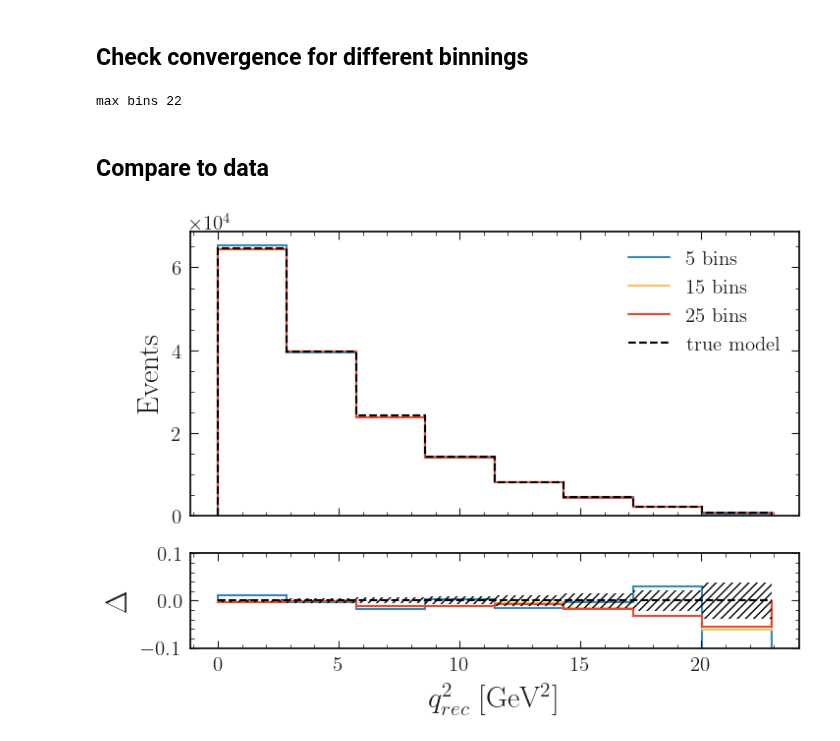
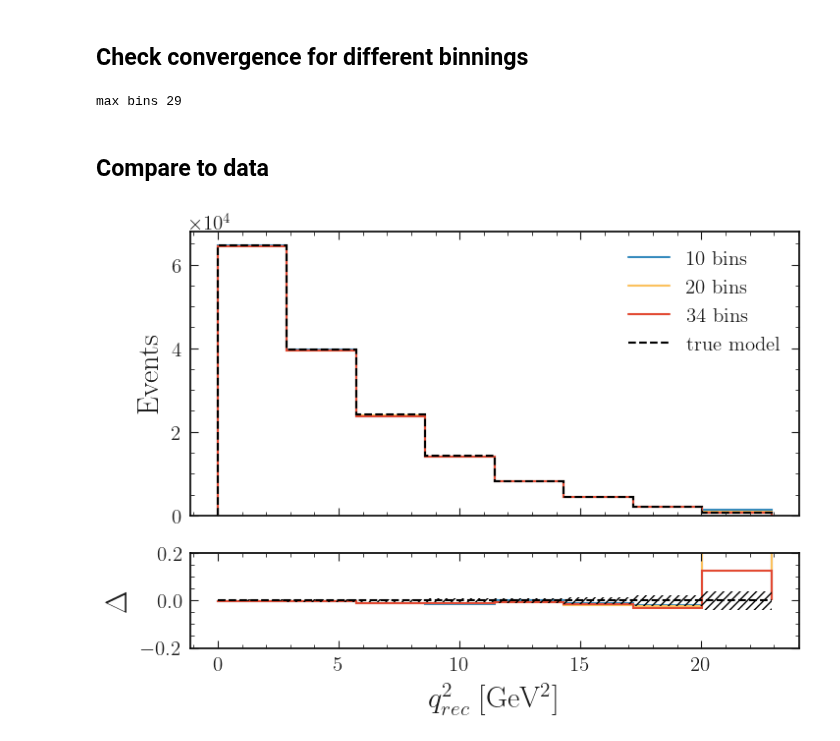
Before and after one commit to lorenzennio/redist, a Jupyter notebook: examples/knunu/knunu_binning.ipynb, the cells around one changed output. Drawn from its saved outputs; the diff is of its cells as text; code cells hidden in the pictures.

Commit message:
binning study for new weights

```diff
--- a/examples/knunu/knunu_binning.ipynb
+++ b/examples/knunu/knunu_binning.ipynb
@@ -205,7 +205,7 @@ for m in range(100):
 
     old = None
     #loop over number of bins
-    for n in range(1, 30):
+    for n in range(1, 100):
         q2binning = np.linspace(0.0, 22.9, n+1)
 
         mapping_dist = modifier.map(null_samples.flatten(), [null_samples.flatten()], binning, [q2binning])
@@ -236,15 +236,15 @@ for m in range(100):
 
 print('max bins', max_bins)
 # %% [output]
-max bins 22
+max bins 29
 # %% [markdown]
 ## Compare to data
 # %%
 new = []
 
 #loop over number of bins
-maxbins = 30
-for n in range(1, maxbins):
+maxbins = 50
+for n in range(1, maxbins+1):
     q2binning = np.linspace(0.0, 22.9, n+1)
 
     mapping_dist = modifier.map(null_samples.flatten(), [null_samples.flatten()], binning, [q2binning])
@@ -265,38 +265,38 @@ for n in range(1, maxbins):
 # %%
 import matplotlib
 from cycler import cycler
 # matplotlib.rcParams['axes.prop_cycle'] = cycler(color=['#e4e1d9', '#9085a7', '#4a406c'])
 
 fig, ax = plt.subplots(2,1,sharex=True, height_ratios=[3, 1])
 
-ax[0].stairs(new[5-1] , binning, linewidth=1.5, label=f' 5 bins', color='C0')
-ax[0].stairs(new[15-1], binning, linewidth=1.5, label=f'15 bins', color='C4')
-ax[0].stairs(new[25-1], binning, linewidth=1.5, label=f'25 bins', color='C1')
+ax[0].stairs(new[10-1], binning, linewidth=1.5, label=f'10 bins', color='C0')
+ax[0].stairs(new[20-1], binning, linewidth=1.5, label=f'20 bins', color='C4')
+ax[0].stairs(new[34-1], binning, linewidth=1.5, label=f'34 bins', color='C1')
 
 ax[0].stairs(alt_yields, binning, color='k', linestyle='dashed', linewidth=1.5, label='true model')
 
 ax[0].set_ylabel(r'Events')
 ax[0].legend()
 
-ax[1].stairs((new[ 5-1]-alt_yields)/alt_yields , binning, linewidth=1.5, label=f' 5 bins', color='C0')
-ax[1].stairs((new[15-1]-alt_yields)/alt_yields , binning, linewidth=1.5, label=f' 5 bins', color='C4')
-ax[1].stairs((new[25-1]-alt_yields)/alt_yields , binning, linewidth=1.5, label=f' 5 bins', color='C1')
+ax[1].stairs((new[10-1]-alt_yields)/alt_yields , binning, linewidth=1.5, color='C0')
+ax[1].stairs((new[20-1]-alt_yields)/alt_yields , binning, linewidth=1.5, color='C4')
+ax[1].stairs((new[34-1]-alt_yields)/alt_yields , binning, linewidth=1.5, color='C1')
 
 ax[1].stairs( np.sqrt(1/alt_yields), binning, color='k', linewidth=0., hatch='////')
 ax[1].stairs(-np.sqrt(1/alt_yields), binning, color='k', linewidth=0., hatch='////')
 ax[1].hlines(y=0, xmin=binning[0], xmax=binning[-1], color='k', linestyle='dashed', linewidth=1.5)
 
-ax[1].set_ylim(-0.1, 0.1)
+ax[1].set_ylim(-0.2, 0.2)
 
 ax[1].set_xlabel(r'$q_{rec}^2$ [GeV$^2$]')
 ax[1].set_ylabel(r'$\Delta$')
 
 file = '../results/knunu_binning.pdf'
 plt.savefig(file)
 
 plt.show()
 # %% [output]
-[figure, old version]
+[figure, new version]
 # %%
 new = np.array(new)
 diffs = abs(new-alt_yields)/alt_yields
```
Also changed, not shown: parts of 1 cell of this notebook, 1 other file.
